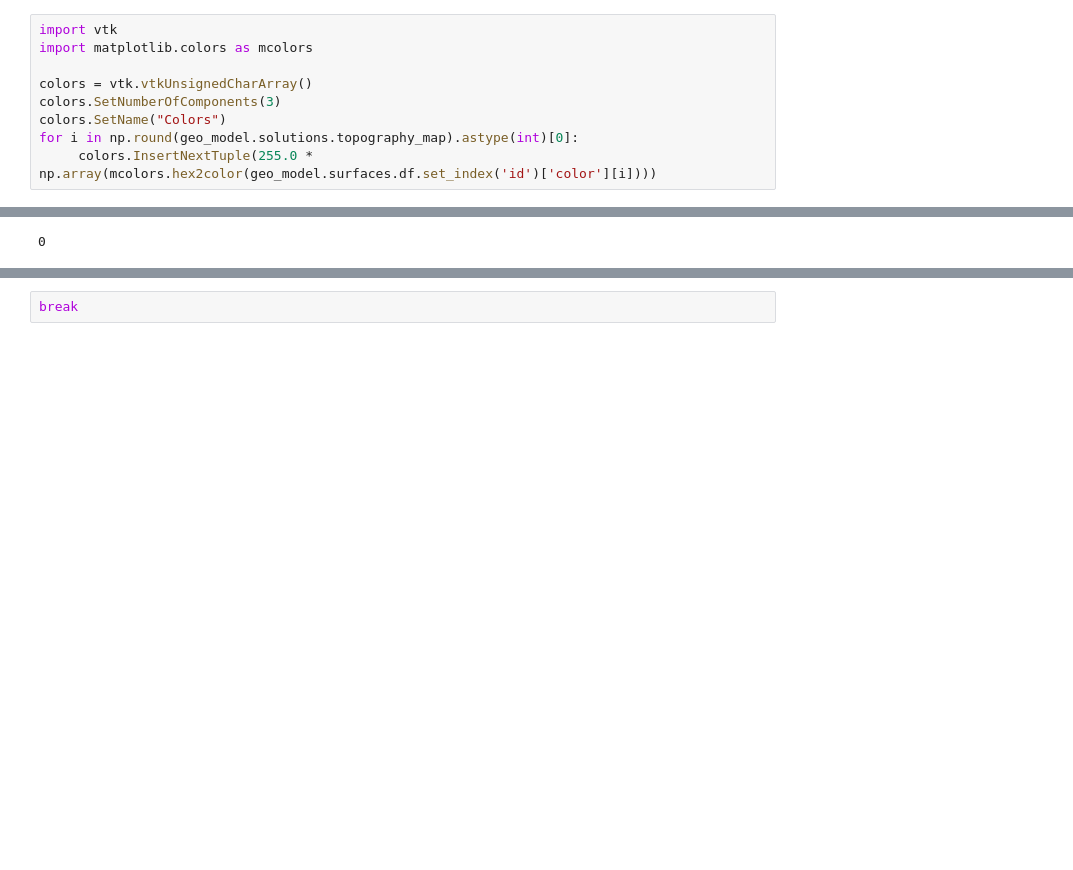
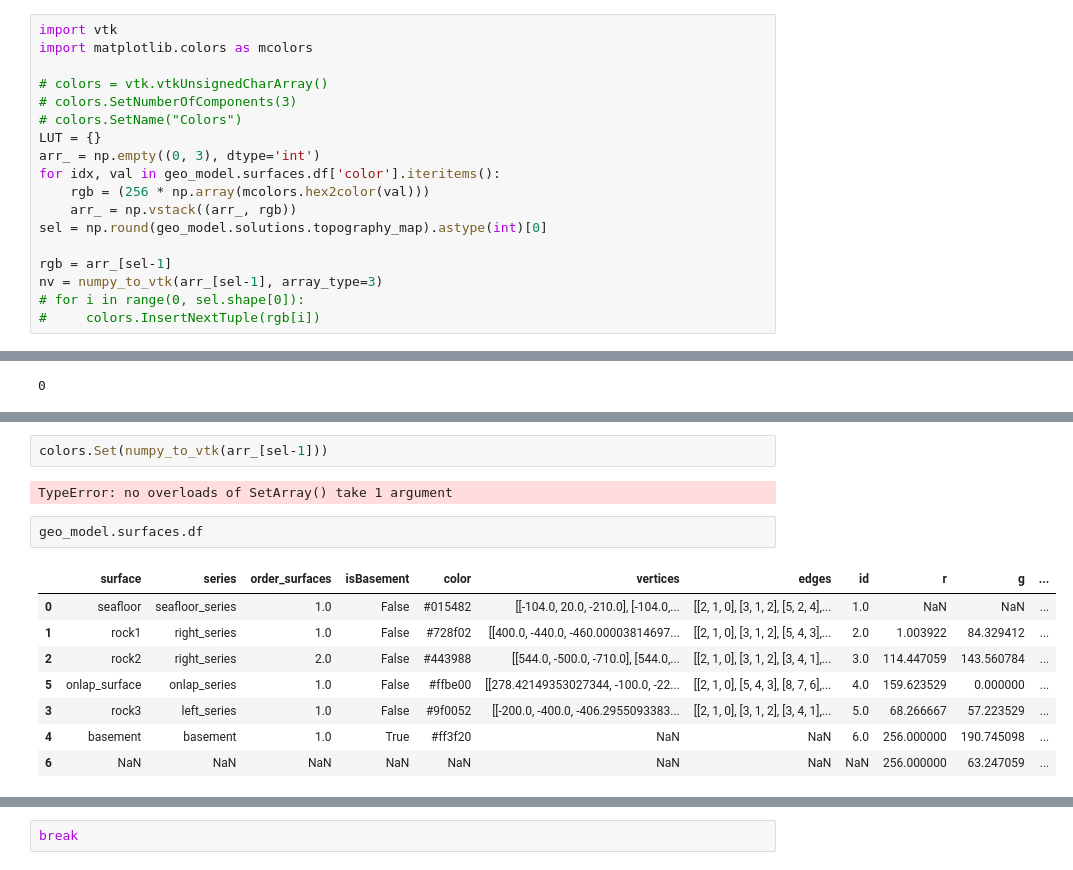
Before and after one commit to gempy-project/gempy, a Jupyter notebook: notebooks/tutorials/ch1-8_Onlap_relations.ipynb, the cells around one changed output, grey strips where cells are left out. Saved outputs shown, nothing was run; the diff lists cells and outputs as text; blank space fills up the shorter version.

```diff
--- a/notebooks/tutorials/ch1-8_Onlap_relations.ipynb
+++ b/notebooks/tutorials/ch1-8_Onlap_relations.ipynb
@@ -154,8 +127,17 @@ geo_model.surfaces
 import vtk
 import matplotlib.colors as mcolors
 
-colors = vtk.vtkUnsignedCharArray()
-colors.SetNumberOfComponents(3)
-colors.SetName("Colors")
-for i in np.round(geo_model.solutions.topography_map).astype(int)[0]:
-     colors.InsertNextTuple(255.0 * np.array(mcolors.hex2color(geo_model.surfaces.df.set_index('id')['color'][i])))
+# colors = vtk.vtkUnsignedCharArray()
+# colors.SetNumberOfComponents(3)
+# colors.SetName("Colors")
+LUT = {}
+arr_ = np.empty((0, 3), dtype='int')
+for idx, val in geo_model.surfaces.df['color'].iteritems():
+    rgb = (256 * np.array(mcolors.hex2color(val)))
+    arr_ = np.vstack((arr_, rgb))
+sel = np.round(geo_model.solutions.topography_map).astype(int)[0]
+
+rgb = arr_[sel-1]
+nv = numpy_to_vtk(arr_[sel-1], array_type=3)
+# for i in range(0, sel.shape[0]):
+#     colors.InsertNextTuple(rgb[i])
@@ -172,0 +203,15 @@ vtkp.render_topography()
+# %%
+colors.Set(numpy_to_vtk(arr_[sel-1]))
+# %% [output]
+TypeError: no overloads of SetArray() take 1 argument
+# %%
+geo_model.surfaces.df
+# %% [output]
+|  | surface | series | order_surfaces | isBasement | color | vertices | edges | id | r | g | ... |
+| 0 | seafloor | seafloor_series | 1.0 | False | #015482 | [[-104.0, 20.0, -210.0], [-104.0,... | [[2, 1, 0], [3, 1, 2], [5, 2, 4],... | 1.0 | NaN | NaN | ... |
+| 1 | rock1 | right_series | 1.0 | False | #728f02 | [[400.0, -440.0, -460.00003814697... | [[2, 1, 0], [3, 1, 2], [5, 4, 3],... | 2.0 | 1.003922 | 84.329412 | ... |
+| 2 | rock2 | right_series | 2.0 | False | #443988 | [[544.0, -500.0, -710.0], [544.0,... | [[2, 1, 0], [3, 1, 2], [3, 4, 1],... | 3.0 | 114.447059 | 143.560784 | ... |
+| 5 | onlap_surface | onlap_series | 1.0 | False | #ffbe00 | [[278.42149353027344, -100.0, -22... | [[2, 1, 0], [5, 4, 3], [8, 7, 6],... | 4.0 | 159.623529 | 0.000000 | ... |
+| 3 | rock3 | left_series | 1.0 | False | #9f0052 | [[-200.0, -400.0, -406.2955093383... | [[2, 1, 0], [3, 1, 2], [3, 4, 1],... | 5.0 | 68.266667 | 57.223529 | ... |
+| 4 | basement | basement | 1.0 | True | #ff3f20 | NaN | NaN | 6.0 | 256.000000 | 190.745098 | ... |
+| 6 | NaN | NaN | NaN | NaN | NaN | NaN | NaN | NaN | 256.000000 | 63.247059 | ... |
```
Also changed, not shown: parts of 46 cells of this notebook, 3 other files.
